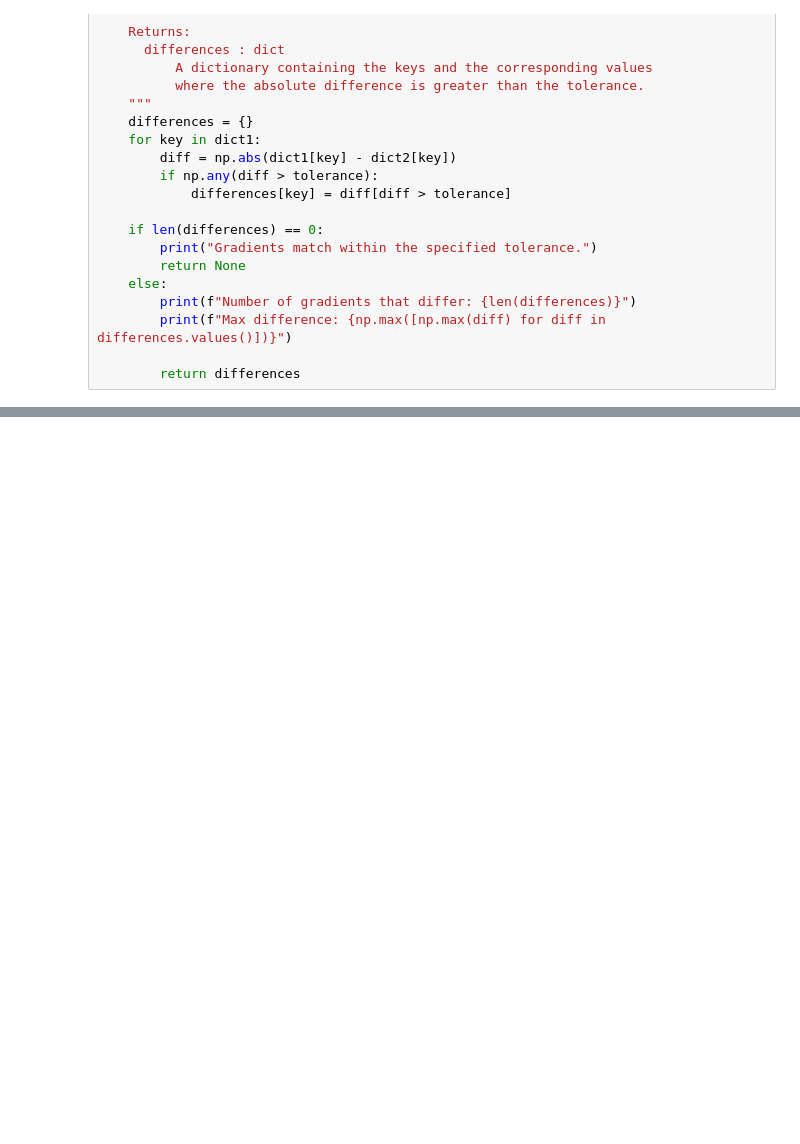
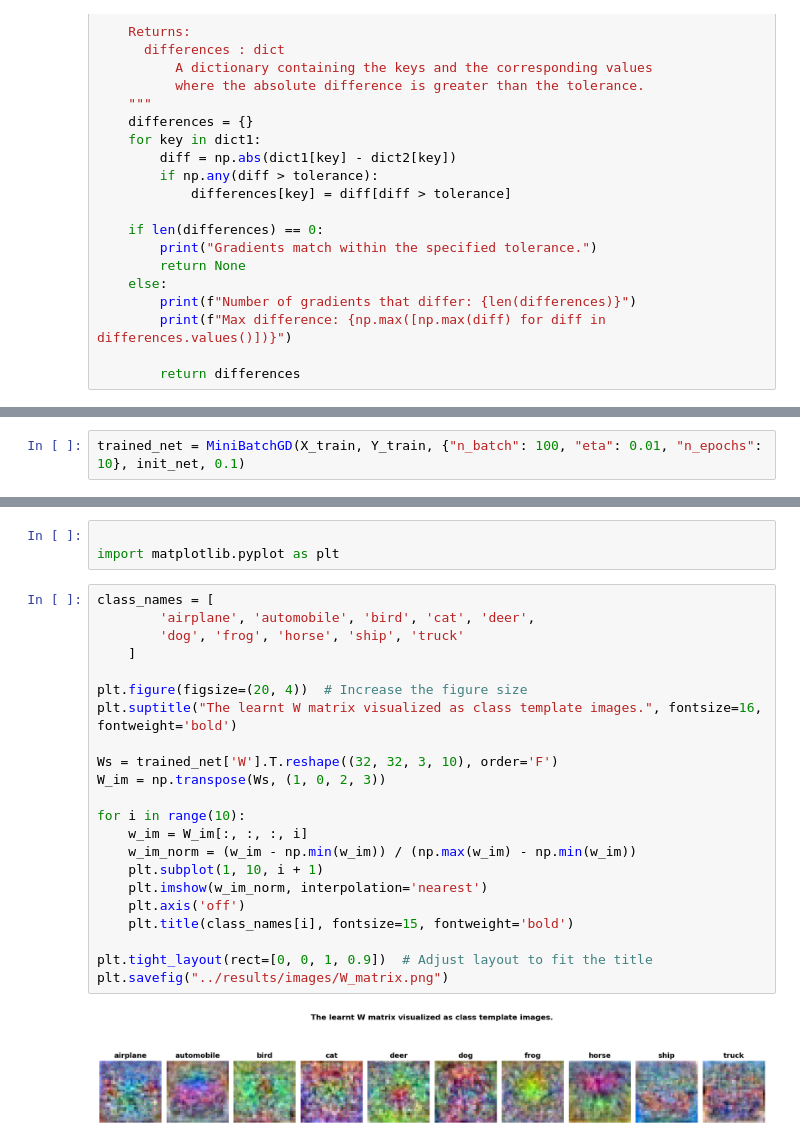
Before and after one commit to AX-Berglund/DD2424-DeepLearning, a Jupyter notebook: Assignment1/notebooks/main.ipynb, the cells around one changed output, grey strips where cells are left out. Cells and saved outputs as stored; diff of their text form; blank space fills up the shorter version.

```diff
--- a/Assignment1/notebooks/main.ipynb
+++ b/Assignment1/notebooks/main.ipynb
@@ -360,0 +447,2 @@ diff = compare_gradients(my_grads, torch_grads)
+# %%
+trained_net = MiniBatchGD(X_train, Y_train, {"n_batch": 100, "eta": 0.01, "n_epochs": 10}, init_net, 0.1)
@@ -360,0 +467,27 @@ diff = compare_gradients(my_grads, torch_grads)
+# %%
+
+import matplotlib.pyplot as plt
+# %%
+class_names = [
+        'airplane', 'automobile', 'bird', 'cat', 'deer',
+        'dog', 'frog', 'horse', 'ship', 'truck'
+    ]
+
+plt.figure(figsize=(20, 4))  # Increase the figure size
+plt.suptitle("The learnt W matrix visualized as class template images.", fontsize=16, fontweight='bold')
+
+Ws = trained_net['W'].T.reshape((32, 32, 3, 10), order='F')
+W_im = np.transpose(Ws, (1, 0, 2, 3))
+
+for i in range(10):
+    w_im = W_im[:, :, :, i]
+    w_im_norm = (w_im - np.min(w_im)) / (np.max(w_im) - np.min(w_im))
+    plt.subplot(1, 10, i + 1)
+    plt.imshow(w_im_norm, interpolation='nearest')
+    plt.axis('off')
+    plt.title(class_names[i], fontsize=15, fontweight='bold')
+
+plt.tight_layout(rect=[0, 0, 1, 0.9])  # Adjust layout to fit the title
+plt.savefig("../results/images/W_matrix.png")
+# %% [output]
+[figure, added]
```
Also changed, not shown: parts of 6 cells of this notebook, 2 other files.
